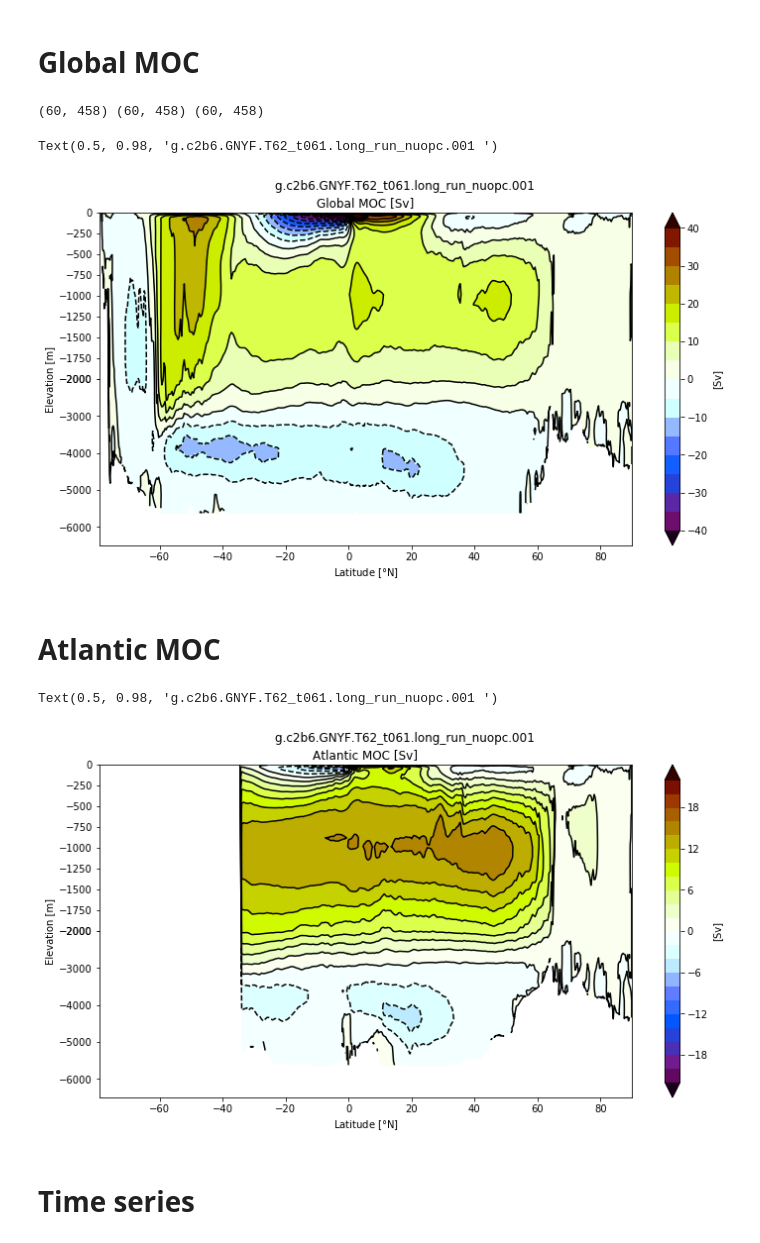
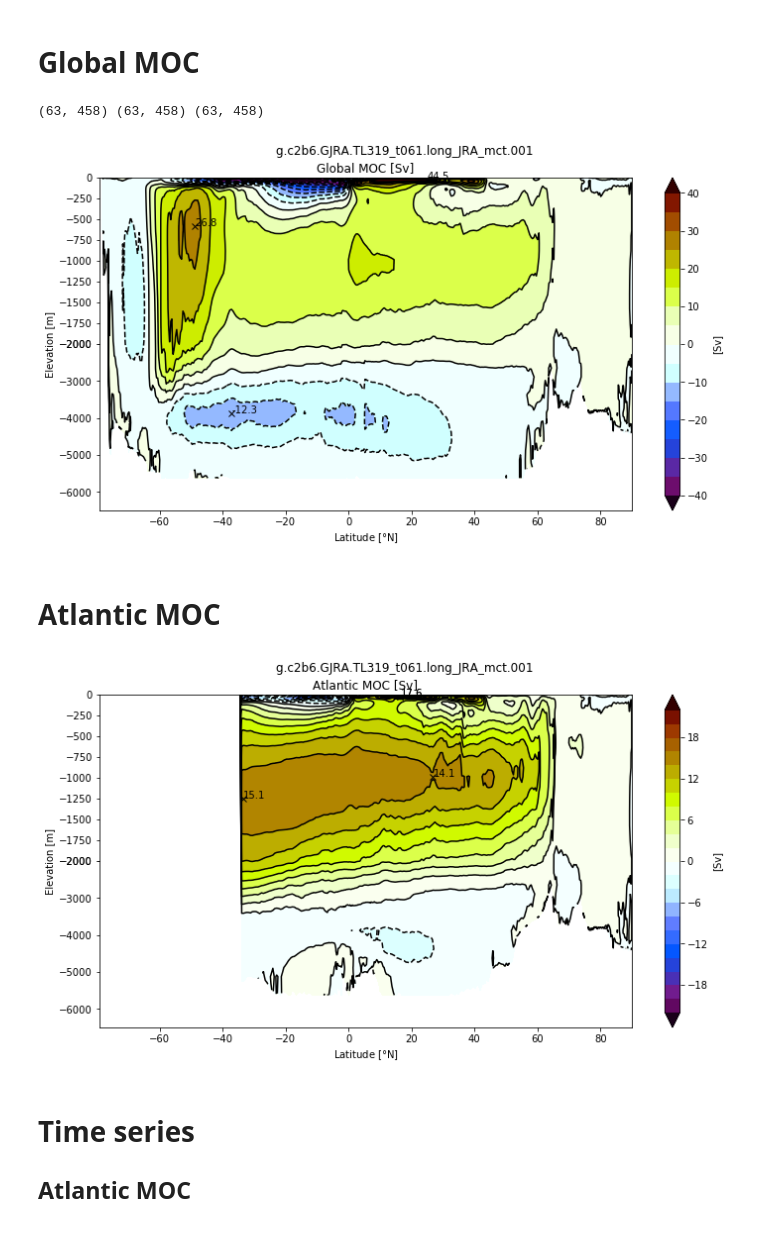
Before and after one commit to NCAR/mom6-tools, a Jupyter notebook: docs/source/examples/meridional_overturning.ipynb, the cells around one changed output. Drawn from its saved outputs; the diff is of its cells as text; code cells hidden in the pictures.

```diff
--- a/docs/source/examples/meridional_overturning.ipynb
+++ b/docs/source/examples/meridional_overturning.ipynb
@@ -23,12 +25,12 @@ import matplotlib.pyplot as plt
 # The following parameters must be set accordingly
 ######################################################
 # case name - must be changed for each configuration
-case_name = 'g.c2b6.GNYF.T62_t061.long_run_nuopc.001'
+case_name = 'g.c2b6.GJRA.TL319_t061.long_JRA_mct.001'
 # Path to the run directory
-path = "/glade/scratch/gmarques/g.c2b6.GNYF.T62_t061.long_run_nuopc.001/run/"
+path = "/glade/scratch/gmarques/g.c2b6.GJRA.TL319_t061.long_JRA_mct.001/run/"
 # initial and final years for computing time mean
-year_start = 80
-year_end = 90
+year_start = 1
+year_end = 60
 # add your name and email address below
 author = 'Gustavo Marques (gmarques@ucar.edu)'
 ######################################################
@@ -37,8 +39,8 @@ class args:
   pass
 
 args.infile = path
-args.static = 'g.c2b6.GNYF.T62_t061.long_run_nuopc.001.mom6.static.nc'
-args.monthly = 'g.c2b6.GNYF.T62_t061.long_run_nuopc.001.mom6.hm_*nc'
+args.static = 'g.c2b6.GJRA.TL319_t061.long_JRA_mct.001.mom6.static.nc'
+args.monthly = 'g.c2b6.GJRA.TL319_t061.long_JRA_mct.001.mom6.hm_*nc'
 args.year_start = year_start
 args.year_end = year_end
 args.case_name = case_name
@@ -92,24 +94,24 @@ MOM6 grid successfully loaded...
 # %%
 # Global MOC
 m6plot.setFigureSize([16,9],576,debug=False)
 axis = plt.gca()
 cmap = plt.get_cmap('dunnePM')
 z = Zmod.min(axis=-1); psiPlot = MOCpsi(VHmod)*conversion_factor
 psiPlot = 0.5 * (psiPlot[0:-1,:]+psiPlot[1::,:])
 #yy = y[1:,:].max(axis=-1)+0*z
 yy = grd.geolat_c[:,:].max(axis=-1)+0*z
-print(z.shape, yy.shape, psiPlot.shape)
+
 ci=m6plot.pmCI(0.,40.,5.)
 plotPsi(yy, z, psiPlot, ci, 'Global MOC [Sv]')
 plt.xlabel(r'Latitude [$\degree$N]')
 plt.suptitle(case_name)
-#findExtrema(yy, z, psiPlot, max_lat=-30.)
-#findExtrema(yy, z, psiPlot, min_lat=25.)
-#findExtrema(yy, z, psiPlot, min_depth=2000., mult=-1.)
+print(yy.shape, z.shape, psiPlot.shape)
+findExtrema(yy, z, psiPlot, max_lat=-30.)
+findExtrema(yy, z, psiPlot, min_lat=25.)
+findExtrema(yy, z, psiPlot, min_depth=2000., mult=-1.)
 # %% [output]
-(60, 458) (60, 458) (60, 458)
+(63, 458) (63, 458) (63, 458)
-Text(0.5, 0.98, 'g.c2b6.GNYF.T62_t061.long_run_nuopc.001 ')
-[figure, old version]
+[figure, new version]
 # %% [markdown]
 # Atlantic MOC
 # %%
@@ -124,8 +126,13 @@ yy = grd.geolat_c[:,:].max(axis=-1)+0*z
 plotPsi(yy, z, psiPlot, ci, 'Atlantic MOC [Sv]')
 plt.xlabel(r'Latitude [$\degree$N]')
 plt.suptitle(case_name)
+findExtrema(yy, z, psiPlot, min_lat=26.5, max_lat=27.) # RAPID
+findExtrema(yy, z, psiPlot, max_lat=-33.)
+findExtrema(yy, z, psiPlot)
+findExtrema(yy, z, psiPlot, min_lat=5.)
 # %% [output]
-Text(0.5, 0.98, 'g.c2b6.GNYF.T62_t061.long_run_nuopc.001 ')
-[figure, old version]
+[figure, new version]
 # %% [markdown]
 # Time series
+
+## Atlantic MOC
```
Also changed, not shown: parts of 6 cells of this notebook, 5 other files.
